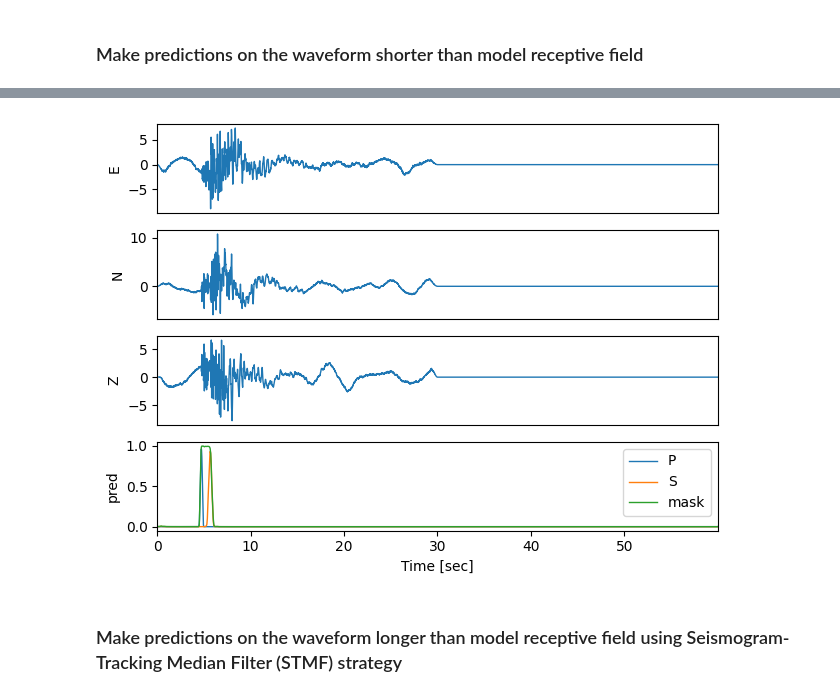
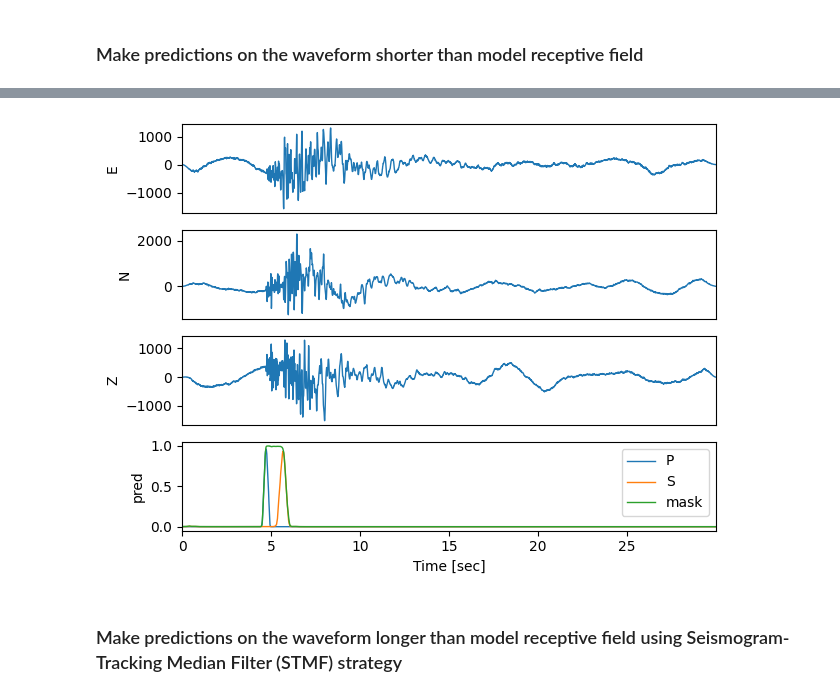
Before and after one commit to tso1257771/RED-PAN, a Jupyter notebook: example/basic_annotate.ipynb, the cells around one changed output, grey strips where cells are left out. Cells and saved outputs as stored; diff of their text form; code cells hidden in the pictures.

```diff
--- a/example/basic_annotate.ipynb
+++ b/example/basic_annotate.ipynb
@@ -35,7 +47,7 @@ model_path = f"../pretrained_model/{mdl_hdr}"
 # delta, we use broadband seismometers with sample rate of 100 Hz
 dt = 0.01
 # sliding window length for making predictions
-pred_interval_sec = 15
+pred_interval_sec = 5
 # set `bandpass=None` to disable waveform bandpass filtering
 bandpass = [5, 45]
 # Post-processing configurations.
@@ -75,7 +87,7 @@ print(S_stream)
 print(M_stream)
 # plot the predictions
 fig, ax = plt.subplots(4, 1)
-x = np.arange(pred_npts)*0.01
+x = np.arange(len(wf1[0].data))*0.01
 x_data = [wf1[0].data, wf1[1].data, wf1[2].data]
 ylabels = ['E', 'N', 'Z']
 pred_label = ['P', 'S', 'mask']
@@ -104,4 +116,4 @@ BW.RJOB..redpan_mask | 2009-08-24T00:20:03.000000Z - 2009-08-24T00:21:02.990000Z
-[figure, old version]
+[figure, new version]
 # %% [markdown]
 ### Make predictions on the waveform longer than model receptive field using Seismogram-Tracking Median Filter (STMF) strategy
 # %%
```
Also changed, not shown: parts of 4 cells of this notebook.
